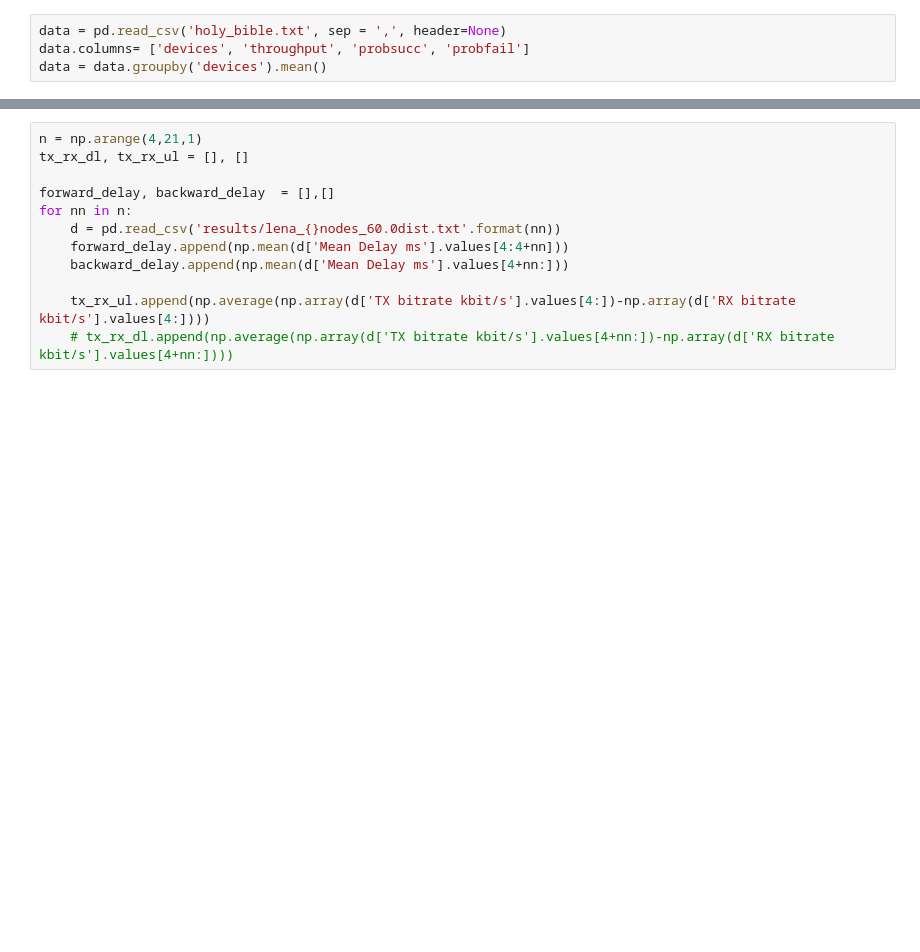
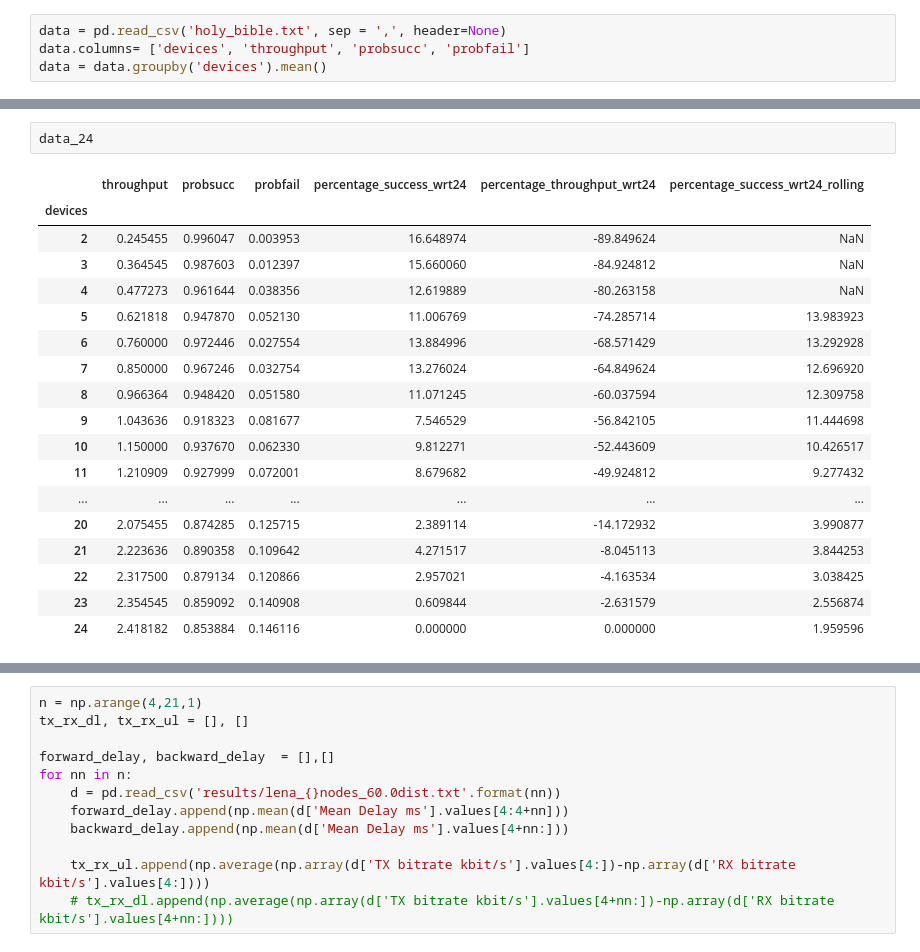
Before and after one commit to nicolezattarin/IoMT-efficient-information-distribution, a Jupyter notebook: network/plot.ipynb, the cells around one changed output, grey strips where cells are left out. Saved outputs shown, nothing was run; the diff lists cells and outputs as text; blank space fills up the shorter version.

```diff
--- a/network/plot.ipynb
+++ b/network/plot.ipynb
@@ -28,0 +56,21 @@ fig.savefig('lorawan_prob.pdf', bool=True)
+# %%
+data_24
+# %% [output]
+|  | throughput | probsucc | probfail | percentage_success_wrt24 | percentage_throughput_wrt24 | percentage_success_wrt24_rolling |
+| devices |  |  |  |  |  |  |
+| 2 | 0.245455 | 0.996047 | 0.003953 | 16.648974 | -89.849624 | NaN |
+| 3 | 0.364545 | 0.987603 | 0.012397 | 15.660060 | -84.924812 | NaN |
+| 4 | 0.477273 | 0.961644 | 0.038356 | 12.619889 | -80.263158 | NaN |
+| 5 | 0.621818 | 0.947870 | 0.052130 | 11.006769 | -74.285714 | 13.983923 |
+| 6 | 0.760000 | 0.972446 | 0.027554 | 13.884996 | -68.571429 | 13.292928 |
+| 7 | 0.850000 | 0.967246 | 0.032754 | 13.276024 | -64.849624 | 12.696920 |
+| 8 | 0.966364 | 0.948420 | 0.051580 | 11.071245 | -60.037594 | 12.309758 |
+| 9 | 1.043636 | 0.918323 | 0.081677 | 7.546529 | -56.842105 | 11.444698 |
+| 10 | 1.150000 | 0.937670 | 0.062330 | 9.812271 | -52.443609 | 10.426517 |
+| 11 | 1.210909 | 0.927999 | 0.072001 | 8.679682 | -49.924812 | 9.277432 |
+| ... | ... | ... | ... | ... | ... | ... |
+| 20 | 2.075455 | 0.874285 | 0.125715 | 2.389114 | -14.172932 | 3.990877 |
+| 21 | 2.223636 | 0.890358 | 0.109642 | 4.271517 | -8.045113 | 3.844253 |
+| 22 | 2.317500 | 0.879134 | 0.120866 | 2.957021 | -4.163534 | 3.038425 |
+| 23 | 2.354545 | 0.859092 | 0.140908 | 0.609844 | -2.631579 | 2.556874 |
+| 24 | 2.418182 | 0.853884 | 0.146116 | 0.000000 | 0.000000 | 1.959596 |
```
Also changed, not shown: parts of 5 cells of this notebook, 7 other files.
